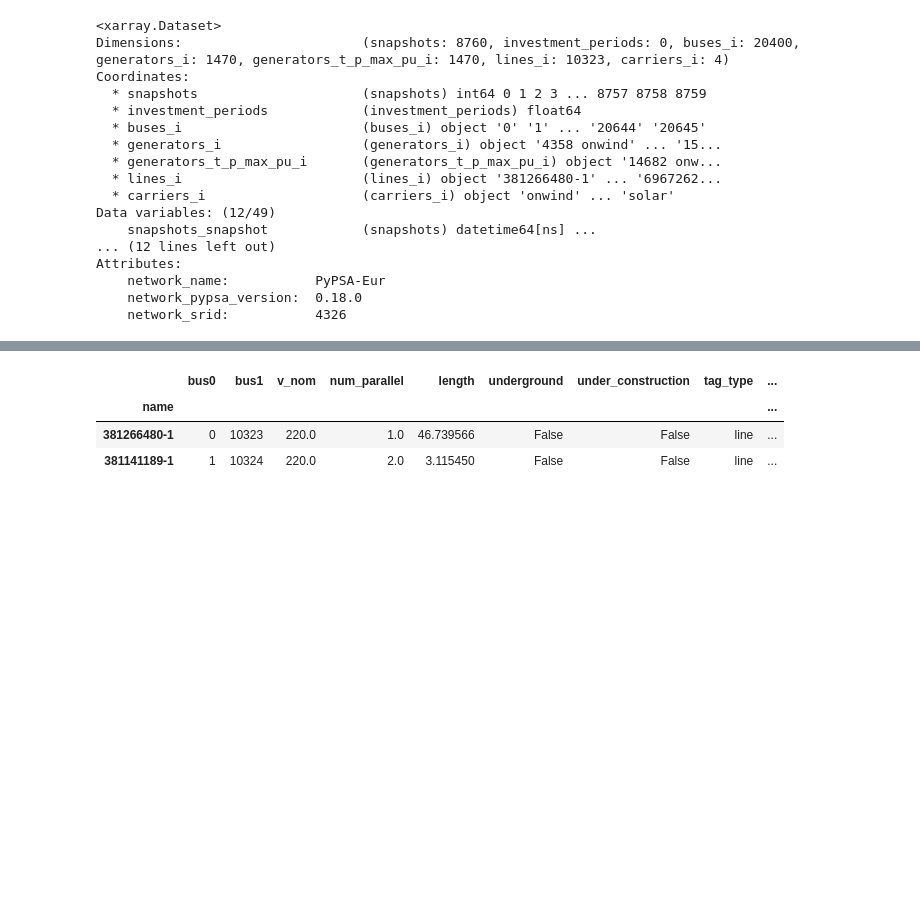
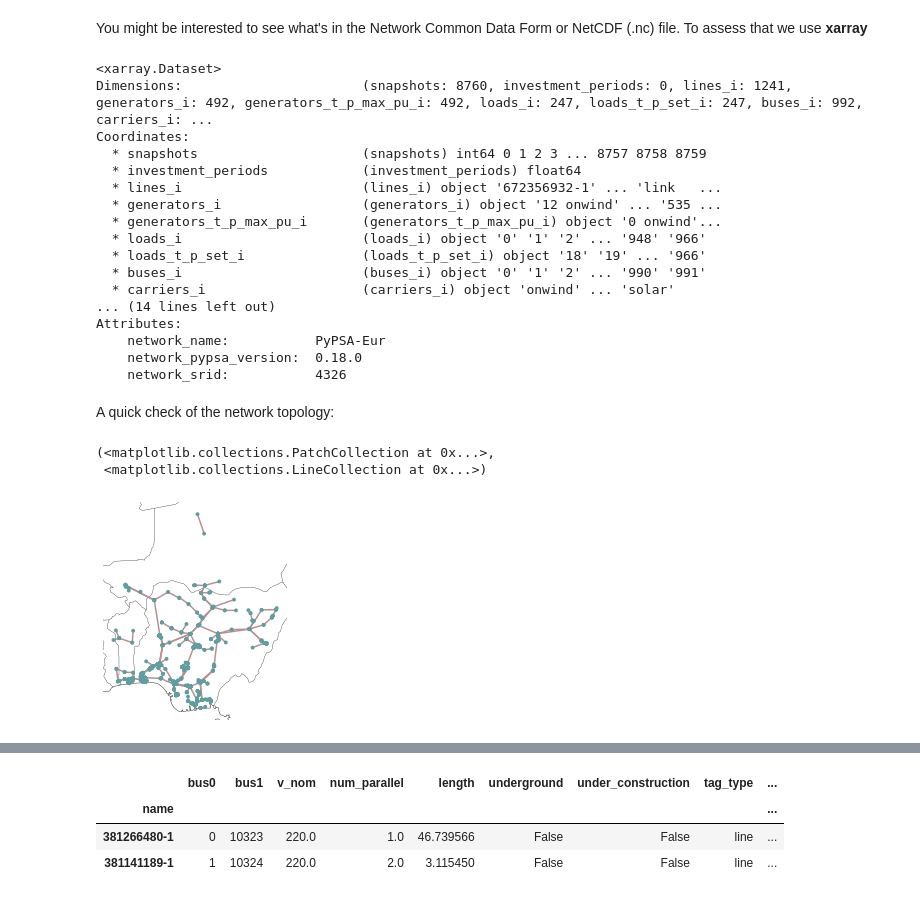
Before and after one commit to pypsa-meets-earth/pypsa-africa-hackathon, a Jupyter notebook: notebooks/add_electricity.ipynb, the cells around one changed output, grey strips where cells are left out. Cells and saved outputs as stored; diff of their text form; code cells hidden in the pictures; blank space fills up the shorter version.

```diff
--- a/notebooks/add_electricity.ipynb
+++ b/notebooks/add_electricity.ipynb
@@ -57,26 +89,36 @@ INFO:pypsa.io:Imported network elec.nc has buses, carriers, generators, lines
 Network PyPSA-Eur
+# %% [markdown]
+You might be interested to see what's in the Network Common Data Form or NetCDF (.nc) file. To assess that we use **xarray**
 # %%
 import xarray as xr
 
-path = os.path.realpath("networks")+"/elec.nc"
+path = os.getcwd() + "/networks/elec.nc"
 network_data = xr.open_dataset(path)
 
 network_data
 # %% [output]
 <xarray.Dataset>
-Dimensions:                       (snapshots: 8760, investment_periods: 0, buses_i: 20400, generators_i: 1470, generators_t_p_max_pu_i: 1470, lines_i: 10323, carriers_i: 4)
+Dimensions:                       (snapshots: 8760, investment_periods: 0, lines_i: 1241, generators_i: 492, generators_t_p_max_pu_i: 492, loads_i: 247, loads_t_p_set_i: 247, buses_i: 992, carriers_i: ...
 Coordinates:
   * snapshots                     (snapshots) int64 0 1 2 3 ... 8757 8758 8759
   * investment_periods            (investment_periods) float64
-  * buses_i                       (buses_i) object '0' '1' ... '20644' '20645'
-  * generators_i                  (generators_i) object '4358 onwind' ... '15...
-  * generators_t_p_max_pu_i       (generators_t_p_max_pu_i) object '14682 onw...
-  * lines_i                       (lines_i) object '381266480-1' ... '6967262...
+  * lines_i                       (lines_i) object '672356932-1' ... 'link   ...
+  * generators_i                  (generators_i) object '12 onwind' ... '535 ...
+  * generators_t_p_max_pu_i       (generators_t_p_max_pu_i) object '0 onwind'...
+  * loads_i                       (loads_i) object '0' '1' '2' ... '948' '966'
+  * loads_t_p_set_i               (loads_t_p_set_i) object '18' '19' ... '966'
+  * buses_i                       (buses_i) object '0' '1' '2' ... '990' '991'
   * carriers_i                    (carriers_i) object 'onwind' ... 'solar'
-Data variables: (12/49)
-    snapshots_snapshot            (snapshots) datetime64[ns] ...
-... (12 lines left out)
+... (14 lines left out)
 Attributes:
     network_name:           PyPSA-Eur
     network_pypsa_version:  0.18.0
     network_srid:           4326
+# %% [markdown]
+A quick check of the network topology:
+# %%
+n.plot()
+# %% [output]
+(<matplotlib.collections.PatchCollection at 0x...>,
+ <matplotlib.collections.LineCollection at 0x...>)
+[figure, added]
```
Also changed, not shown: parts of 18 cells of this notebook.
